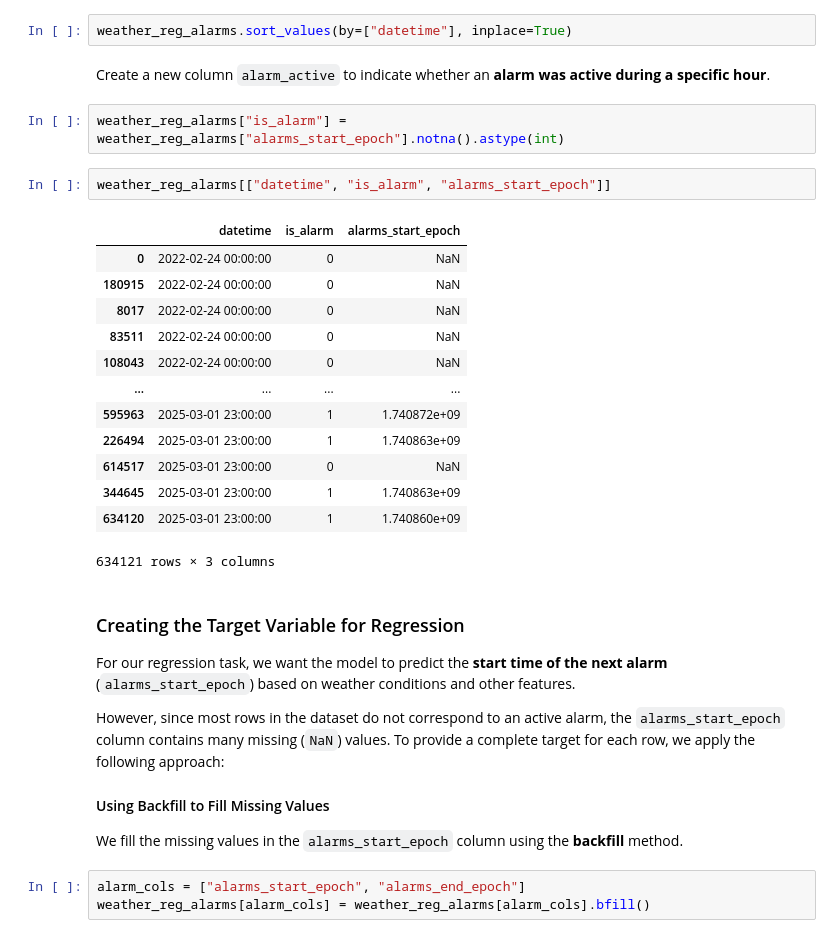
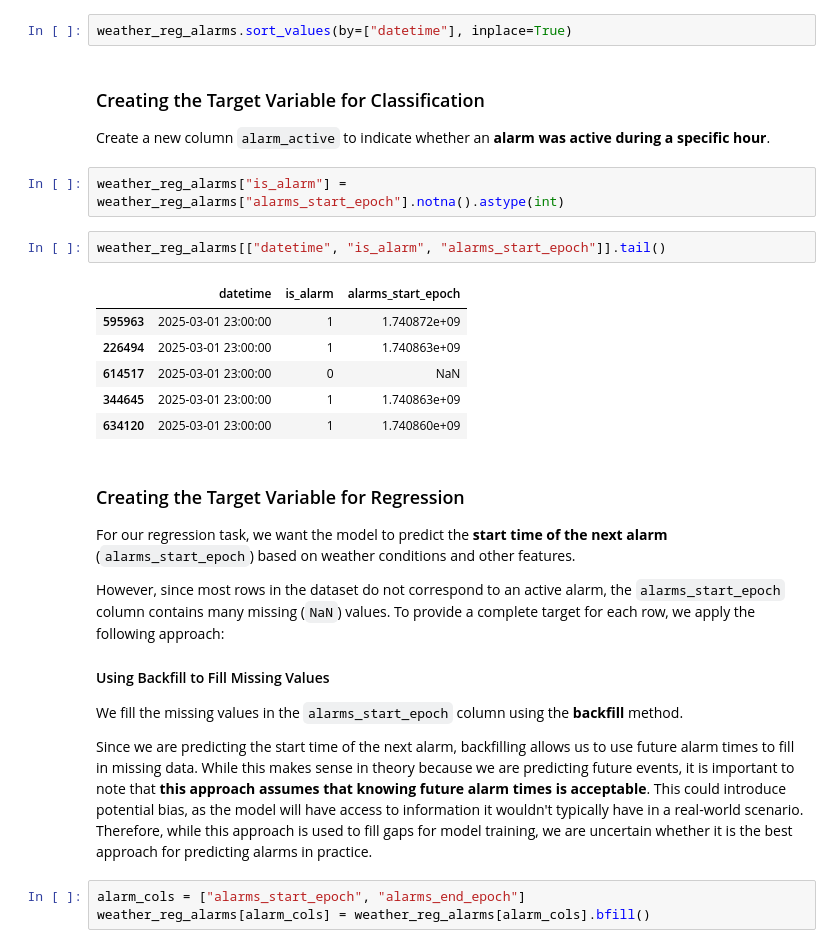
Before and after one commit to KonchakivskyiDanylo/PythonForDs, a Jupyter notebook: data_analysis/merge_datasets.ipynb, the cells around one changed output. Drawn from its saved outputs; the diff is of its cells as text.

```diff
--- a/data_analysis/merge_datasets.ipynb
+++ b/data_analysis/merge_datasets.ipynb
@@ -202,25 +200,20 @@ weather_reg_alarms.head()
 # %%
 weather_reg_alarms.sort_values(by=["datetime"], inplace=True)
 # %% [markdown]
+### Creating the Target Variable for Classification
+
 Create a new column `alarm_active` to indicate whether an **alarm was active during a specific hour**.
 # %%
 weather_reg_alarms["is_alarm"] = weather_reg_alarms["alarms_start_epoch"].notna().astype(int)
 # %%
-weather_reg_alarms[["datetime", "is_alarm", "alarms_start_epoch"]]
+weather_reg_alarms[["datetime", "is_alarm", "alarms_start_epoch"]].tail()
 # %% [output]
 |  | datetime | is_alarm | alarms_start_epoch |
-| 0 | 2022-02-24 00:00:00 | 0 | NaN |
-| 180915 | 2022-02-24 00:00:00 | 0 | NaN |
-| 8017 | 2022-02-24 00:00:00 | 0 | NaN |
-| 83511 | 2022-02-24 00:00:00 | 0 | NaN |
-| 108043 | 2022-02-24 00:00:00 | 0 | NaN |
-| ... | ... | ... | ... |
 | 595963 | 2025-03-01 23:00:00 | 1 | 1.740872e+09 |
 | 226494 | 2025-03-01 23:00:00 | 1 | 1.740863e+09 |
 | 614517 | 2025-03-01 23:00:00 | 0 | NaN |
 | 344645 | 2025-03-01 23:00:00 | 1 | 1.740863e+09 |
 | 634120 | 2025-03-01 23:00:00 | 1 | 1.740860e+09 |
-634121 rows × 3 columns
 # %% [markdown]
 ### Creating the Target Variable for Regression
 
@@ -231,6 +224,8 @@ However, since most rows in the dataset do not correspond to an active alarm, th
 #### Using Backfill to Fill Missing Values
 
 We fill the missing values in the `alarms_start_epoch` column using the **backfill** method.
+
+Since we are predicting the start time of the next alarm, backfilling allows us to use future alarm times to fill in missing data. While this makes sense in theory because we are predicting future events, it is important to note that **this approach assumes that knowing future alarm times is acceptable**. This could introduce potential bias, as the model will have access to information it wouldn't typically have in a real-world scenario. Therefore, while this approach is used to fill gaps for model training, we are uncertain whether it is the best approach for predicting alarms in practice.
 # %%
 alarm_cols = ["alarms_start_epoch", "alarms_end_epoch"]
 weather_reg_alarms[alarm_cols] = weather_reg_alarms[alarm_cols].bfill()
```
Also changed, not shown: parts of 9 cells of this notebook.
